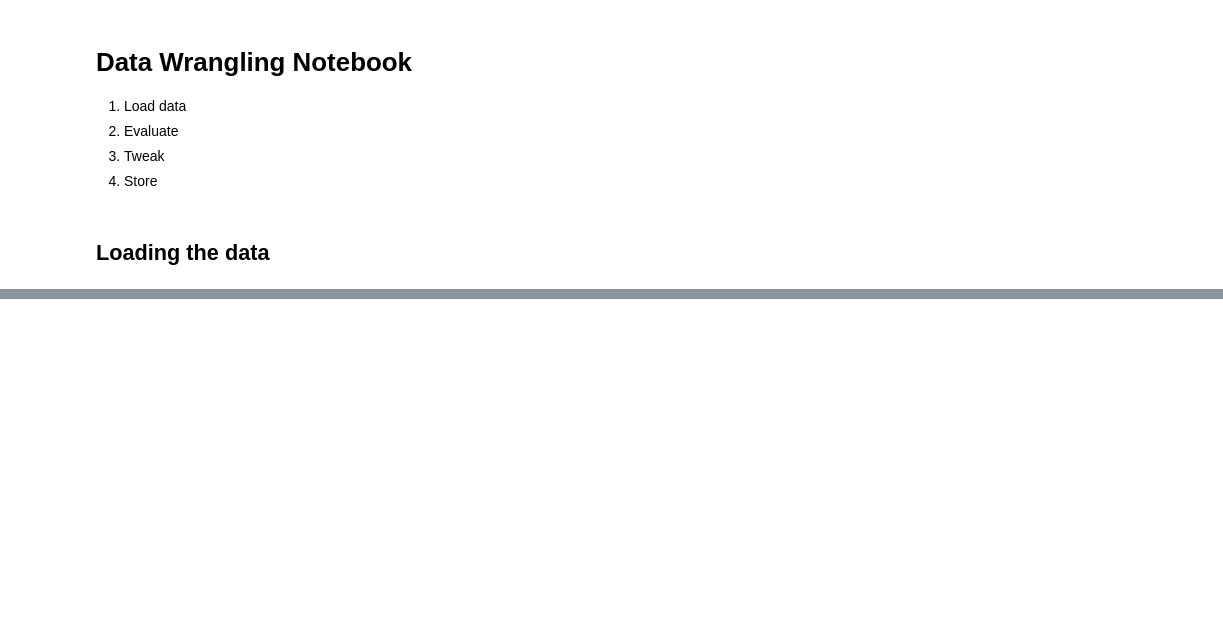
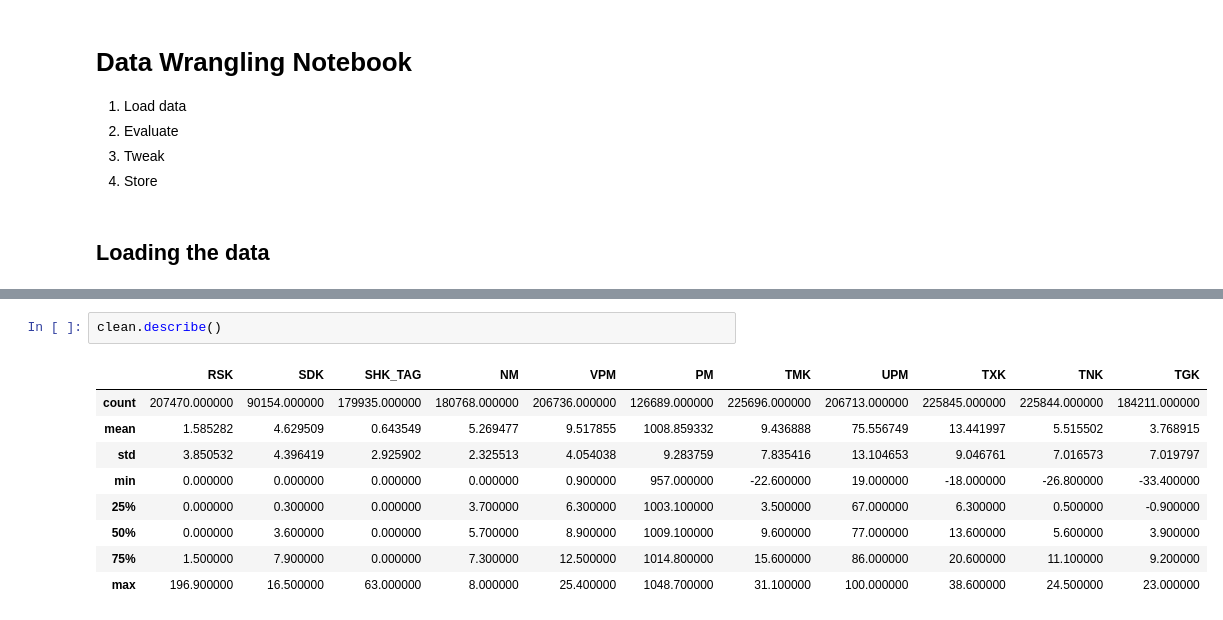
Before and after one commit to schumadi/nd025-final, a Jupyter notebook: data_wrangling.ipynb, the cells around one changed output, grey strips where cells are left out. Drawn from its saved outputs; the diff is of its cells as text; blank space fills up the shorter version.

```diff
--- a/data_wrangling.ipynb
+++ b/data_wrangling.ipynb
@@ -113,0 +173,12 @@ clean
+# %%
+clean.describe()
+# %% [output]
+|  | RSK | SDK | SHK_TAG | NM | VPM | PM | TMK | UPM | TXK | TNK | TGK |
+| count | 207470.000000 | 90154.000000 | 179935.000000 | 180768.000000 | 206736.000000 | 126689.000000 | 225696.000000 | 206713.000000 | 225845.000000 | 225844.000000 | 184211.000000 |
+| mean | 1.585282 | 4.629509 | 0.643549 | 5.269477 | 9.517855 | 1008.859332 | 9.436888 | 75.556749 | 13.441997 | 5.515502 | 3.768915 |
+| std | 3.850532 | 4.396419 | 2.925902 | 2.325513 | 4.054038 | 9.283759 | 7.835416 | 13.104653 | 9.046761 | 7.016573 | 7.019797 |
+| min | 0.000000 | 0.000000 | 0.000000 | 0.000000 | 0.900000 | 957.000000 | -22.600000 | 19.000000 | -18.000000 | -26.800000 | -33.400000 |
+| 25% | 0.000000 | 0.300000 | 0.000000 | 3.700000 | 6.300000 | 1003.100000 | 3.500000 | 67.000000 | 6.300000 | 0.500000 | -0.900000 |
+| 50% | 0.000000 | 3.600000 | 0.000000 | 5.700000 | 8.900000 | 1009.100000 | 9.600000 | 77.000000 | 13.600000 | 5.600000 | 3.900000 |
+| 75% | 1.500000 | 7.900000 | 0.000000 | 7.300000 | 12.500000 | 1014.800000 | 15.600000 | 86.000000 | 20.600000 | 11.100000 | 9.200000 |
+| max | 196.900000 | 16.500000 | 63.000000 | 8.000000 | 25.400000 | 1048.700000 | 31.100000 | 100.000000 | 38.600000 | 24.500000 | 23.000000 |
```
Also changed, not shown: parts of 33 cells of this notebook.
